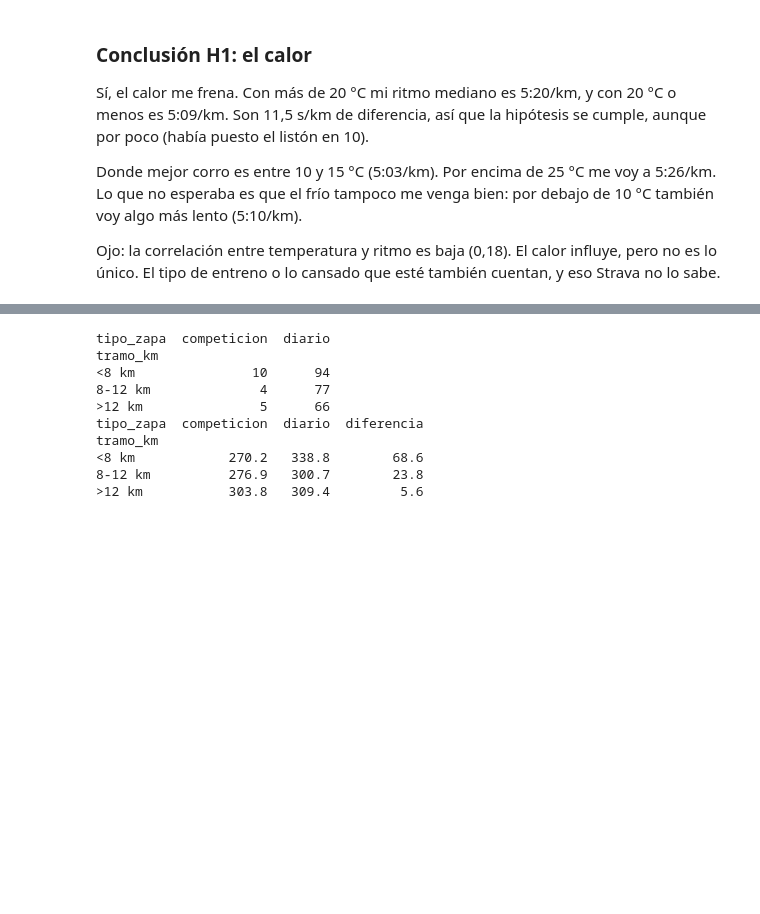
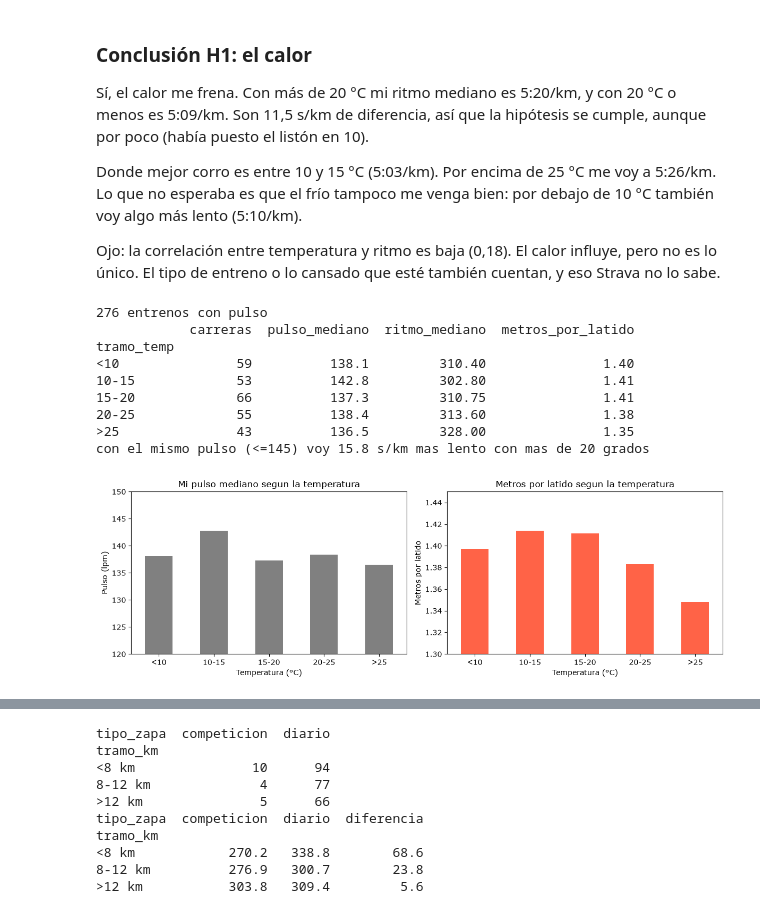
Before and after one commit to jbautistafm/data-wrangling-project, a Jupyter notebook: notebooks/eda.ipynb, the cells around one changed output, grey strips where cells are left out. Cells and saved outputs as stored; diff of their text form; code cells hidden in the pictures; blank space fills up the shorter version.

Commit message:
eda: calor y pulso (H1b)

```diff
--- a/notebooks/eda.ipynb
+++ b/notebooks/eda.ipynb
@@ -44,3 +44,47 @@ Sí, el calor me frena. Con más de 20 °C mi ritmo mediano es 5:20/km, y con 20
 Donde mejor corro es entre 10 y 15 °C (5:03/km). Por encima de 25 °C me voy a 5:26/km. Lo que no esperaba es que el frío tampoco me venga bien: por debajo de 10 °C también voy algo más lento (5:10/km).
 
 Ojo: la correlación entre temperatura y ritmo es baja (0,18). El calor influye, pero no es lo único. El tipo de entreno o lo cansado que esté también cuentan, y eso Strava no lo sabe.
+# %%
+# H1b: calor y pulso. ¿con calor me sube el pulso o voy mas lento con el mismo pulso?
+pulso = entrenos.dropna(subset=["pulso"]).copy()
+print(len(pulso), "entrenos con pulso")
+
+# metros que avanzo por cada latido: si baja, soy menos eficiente
+pulso["metros_por_latido"] = (1000 / pulso["ritmo_s_km"] * 60) / pulso["pulso"]
+print(pulso.groupby("tramo_temp", observed=True).agg(carreras=("pulso", "size"),
+                                                     pulso_mediano=("pulso", "median"),
+                                                     ritmo_mediano=("ritmo_s_km", "median"),
+                                                     metros_por_latido=("metros_por_latido", "median")).round(2))
+
+# comparo a igual esfuerzo: solo rodajes suaves (pulso de 145 o menos)
+suave = pulso[pulso["pulso"] <= 145]
+con_calor = suave[suave["temp"] > 20]["ritmo_s_km"].median()
+sin_calor = suave[suave["temp"] <= 20]["ritmo_s_km"].median()
+print(f"con el mismo pulso (<=145) voy {con_calor - sin_calor:.1f} s/km mas lento con mas de 20 grados")
+
+fig, ejes = plt.subplots(1, 2, figsize=(12, 4))
+pulso.groupby("tramo_temp", observed=True)["pulso"].median().plot(kind="bar", ax=ejes[0], color="grey")
+ejes[0].set_title("Mi pulso mediano segun la temperatura")
+ejes[0].set_ylabel("Pulso (lpm)")
+ejes[0].set_ylim(120, 150)
+ejes[0].set_xlabel("Temperatura (°C)")
+pulso.groupby("tramo_temp", observed=True)["metros_por_latido"].median().plot(kind="bar", ax=ejes[1], color="tomato")
+ejes[1].set_title("Metros por latido segun la temperatura")
+ejes[1].set_ylabel("Metros por latido")
+ejes[1].set_ylim(1.3, 1.45)
+ejes[1].set_xlabel("Temperatura (°C)")
+for eje in ejes:
+    eje.tick_params(axis="x", rotation=0)
+plt.tight_layout()
+plt.show()
+# %% [output]
+276 entrenos con pulso
+            carreras  pulso_mediano  ritmo_mediano  metros_por_latido
+tramo_temp
+<10               59          138.1         310.40               1.40
+10-15             53          142.8         302.80               1.41
+15-20             66          137.3         310.75               1.41
+20-25             55          138.4         313.60               1.38
+>25               43          136.5         328.00               1.35
+con el mismo pulso (<=145) voy 15.8 s/km mas lento con mas de 20 grados
+[figure, added]
```
Also changed, not shown: parts of 2 cells of this notebook.
